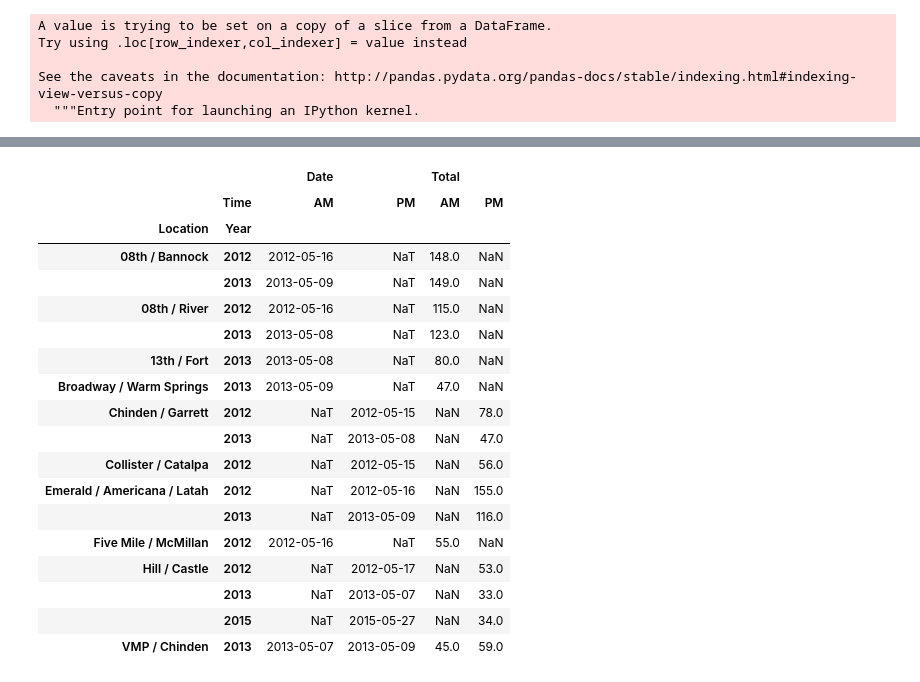
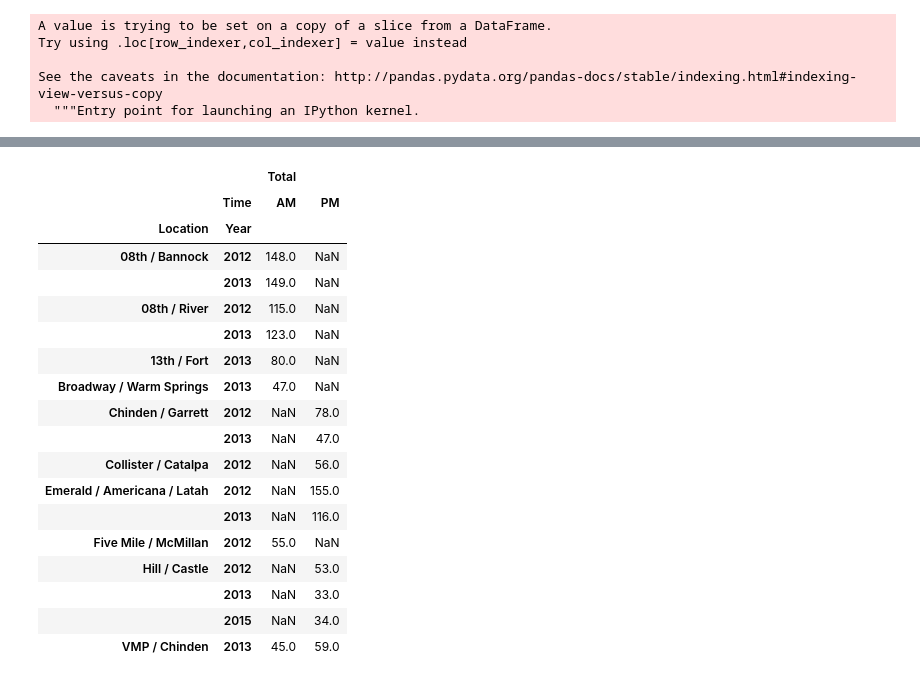
Before and after one commit to mikestefancic/TVCA, a Jupyter notebook: 04-tvca-infra.ipynb, the cells around one changed output, grey strips where cells are left out. Drawn from its saved outputs; the diff is of its cells as text; code cells hidden in the pictures.

Commit message:
visualizing top 10 may counts

```diff
--- a/04-tvca-infra.ipynb
+++ b/04-tvca-infra.ipynb
@@ -239,7 +239,7 @@ bike_count_2010_2019_may.head()
 # %% [markdown]
 Filter out the streets that we're looking for
 # %%
-top10 = bike_count_2010_2019_may[bike_count_2010_2019_may['Location'].isin(['08th / Bannock',
+top_10_may = bike_count_2010_2019_may[bike_count_2010_2019_may['Location'].isin(['08th / Bannock',
                                                                            '08th / Greenbelt',
                                                                            '08th / River',
                                                                            '13th / Fort',
@@ -250,7 +250,7 @@ top10 = bike_count_2010_2019_may[bike_count_2010_2019_may['Location'].isin(['08t
                                                                            'Five Mile / McMillan',
                                                                            'Hill / Castle',
                                                                            'VMP / Chinden']) ]
-top10.head()
+top_10_may.head()
 # %% [output]
 |  | Location | Date | Time | Total |
 | 0 | 08th / Bannock | 2012-05-16 | AM | 148.0 |
@@ -261,8 +261,8 @@ top10.head()
 # %% [markdown]
 Convert Date to datetime64 type so we cn extract month and year from it
 # %%
-top10['Date'] = pd.to_datetime(top10['Date'])
-print (top10['Date'].dtype)
+top_10_may['Date'] = pd.to_datetime(top_10_may['Date'])
+print (top_10_may['Date'].dtype)
 # %% [output]
 datetime64[ns]
 A value is trying to be set on a copy of a slice from a DataFrame.
@@ -271,11 +271,11 @@ Try using .loc[row_indexer,col_indexer] = value instead
 See the caveats in the documentation: http://pandas.pydata.org/pandas-docs/stable/indexing.html#indexing-view-versus-copy
   """Entry point for launching an IPython kernel.
 # %%
-top10['Year'] = top10['Date'].dt.year
+top_10_may['Year'] = top_10_may['Date'].dt.year
 
 # To convert month into to month name
-# top10['Month'] = top10['Month'].apply(lambda x: calendar.month_abbr[x])
-# top10.head()
+# top_10_may['Month'] = top_10_may['Month'].apply(lambda x: calendar.month_abbr[x])
+# top_10_may.head()
 # %% [output]
 A value is trying to be set on a copy of a slice from a DataFrame.
 Try using .loc[row_indexer,col_indexer] = value instead
@@ -311,0 +285,4 @@ top10
+# %%
+# Dropping Date column now that we have the year and know the month(May)
+top_10_may.drop(columns=['Date'], inplace=True)
+top_10_may
@@ -312,22 +308,24 @@ top10
 # %%
-top10.set_index(['Location','Year','Time']).unstack()
+# Convert long to wide data frame
+top_10_may = top_10_may.set_index(['Location','Year','Time']).unstack()
+top_10_may
 # %% [output]
-|  |  | Date |  | Total |  |
-|  | Time | AM | PM | AM | PM |
-| Location | Year |  |  |  |  |
-| 08th / Bannock | 2012 | 2012-05-16 | NaT | 148.0 | NaN |
-|  | 2013 | 2013-05-09 | NaT | 149.0 | NaN |
-| 08th / River | 2012 | 2012-05-16 | NaT | 115.0 | NaN |
-|  | 2013 | 2013-05-08 | NaT | 123.0 | NaN |
-| 13th / Fort | 2013 | 2013-05-08 | NaT | 80.0 | NaN |
-| Broadway / Warm Springs | 2013 | 2013-05-09 | NaT | 47.0 | NaN |
-| Chinden / Garrett | 2012 | NaT | 2012-05-15 | NaN | 78.0 |
-|  | 2013 | NaT | 2013-05-08 | NaN | 47.0 |
-| Collister / Catalpa | 2012 | NaT | 2012-05-15 | NaN | 56.0 |
-| Emerald / Americana / Latah | 2012 | NaT | 2012-05-16 | NaN | 155.0 |
-|  | 2013 | NaT | 2013-05-09 | NaN | 116.0 |
-| Five Mile / McMillan | 2012 | 2012-05-16 | NaT | 55.0 | NaN |
-| Hill / Castle | 2012 | NaT | 2012-05-17 | NaN | 53.0 |
-|  | 2013 | NaT | 2013-05-07 | NaN | 33.0 |
-|  | 2015 | NaT | 2015-05-27 | NaN | 34.0 |
-| VMP / Chinden | 2013 | 2013-05-07 | 2013-05-09 | 45.0 | 59.0 |
+|  |  | Total |  |
+|  | Time | AM | PM |
+| Location | Year |  |  |
+| 08th / Bannock | 2012 | 148.0 | NaN |
+|  | 2013 | 149.0 | NaN |
+| 08th / River | 2012 | 115.0 | NaN |
+|  | 2013 | 123.0 | NaN |
+| 13th / Fort | 2013 | 80.0 | NaN |
+| Broadway / Warm Springs | 2013 | 47.0 | NaN |
+| Chinden / Garrett | 2012 | NaN | 78.0 |
+|  | 2013 | NaN | 47.0 |
+| Collister / Catalpa | 2012 | NaN | 56.0 |
+| Emerald / Americana / Latah | 2012 | NaN | 155.0 |
+|  | 2013 | NaN | 116.0 |
+| Five Mile / McMillan | 2012 | 55.0 | NaN |
+| Hill / Castle | 2012 | NaN | 53.0 |
+|  | 2013 | NaN | 33.0 |
+|  | 2015 | NaN | 34.0 |
+| VMP / Chinden | 2013 | 45.0 | 59.0 |
```
Also changed, not shown: parts of 5 cells of this notebook.
